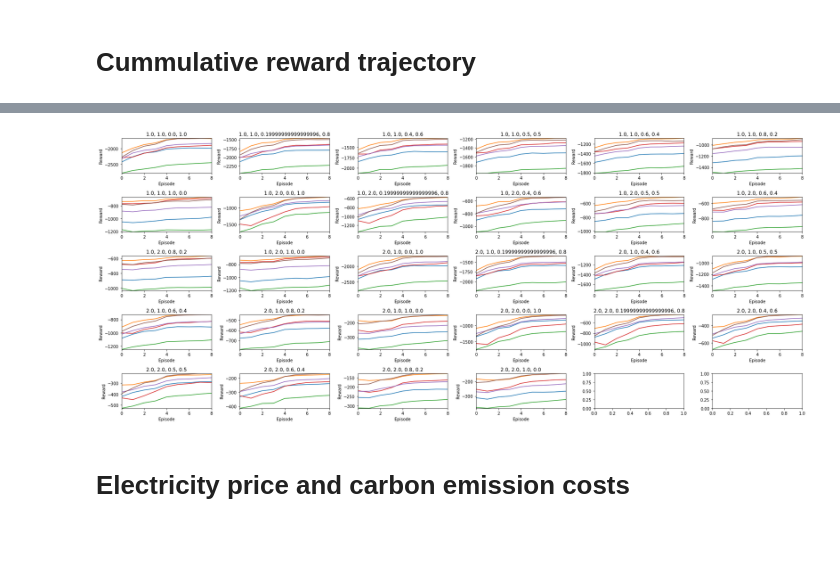
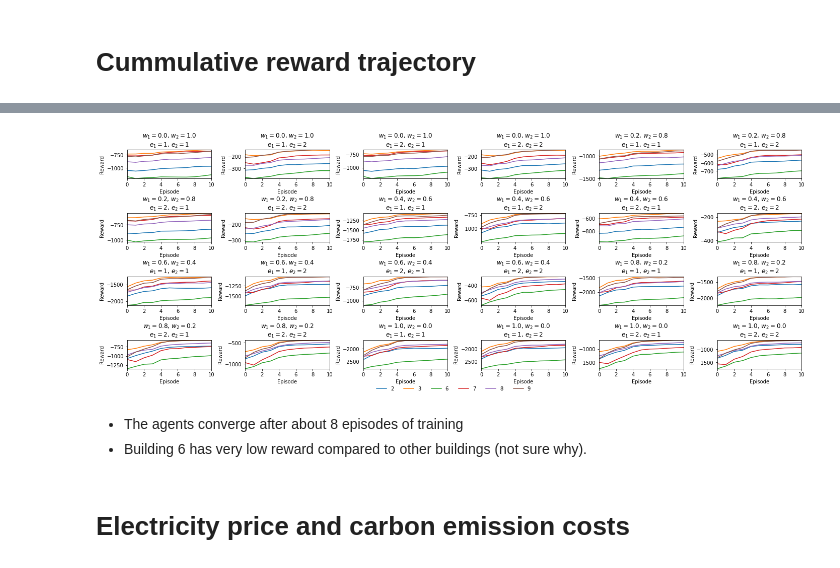
Before and after one commit to intelligent-environments-lab/merlin-apen-2023, a Jupyter notebook: analysis/reward_design.ipynb, the cells around one changed output, grey strips where cells are left out. Saved outputs shown, nothing was run; the diff lists cells and outputs as text; code cells hidden in the pictures; blank space fills up the shorter version.

Commit message:
updated analysis with figures

```diff
--- a/analysis/reward_design.ipynb
+++ b/analysis/reward_design.ipynb
@@ -46,7 +25,7 @@ query = f"""
 SELECT
     g.simulation_group,
     s.episode,
-    s.building_id,
+    CAST(LTRIM(s.building_name, 'Building_') AS INTEGER) AS building_id,
     MAX(g.carbon_emission_exponent) AS carbon_emission_exponent,
     MAX(g.electricity_price_exponent) AS electricity_price_exponent,
     1.0 - MAX(g.electricity_price_weight) AS carbon_emission_weight,
@@ -56,42 +35,59 @@ FROM (
     SELECT
         s.simulation_id,
         s.episode,
-        s.building_id,
+        s.building_name,
         SUM(s.reward) AS value
     FROM detailed_summary s
     GROUP BY
         s.simulation_id,
         s.episode,
-        s.building_id
+        s.building_name
 ) s
 LEFT JOIN grid g ON g.simulation_id = s.simulation_id
 GROUP BY
     g.simulation_group,
     s.episode,
-    s.building_id
+    s.building_name
 """
 reward_data = DATABASE.query_table(query)
+# exclude where w_1 = 0.5 to have an even number of weight combinations
+# w_1 = 5 is has similar result as w_1 = 0.4 when evaluated on average district scores.
+reward_data = reward_data[reward_data['electricity_price_weight']!=0.5].copy()
 # %%
+# reward trajectory for each buildings and reward weights-exponents combination
 column_count_limit = 6
 simulation_group_count = len(reward_data['simulation_group'].unique())
 row_count = math.ceil(simulation_group_count/column_count_limit)
 column_count = min(simulation_group_count, column_count_limit)
-fig, _ = plt.subplots(row_count, column_count, figsize=(4*column_count, 2*row_count))
+fig, _ = plt.subplots(row_count, column_count, figsize=(4*column_count, 2*row_count), gridspec_kw={'wspace':0.4, 'hspace':1.2})
 groupby_columns = ['electricity_price_weight', 'carbon_emission_weight', 'electricity_price_exponent', 'carbon_emission_exponent',]
 
-for i, (ax, ((p_w, e_w, p_e, e_e), s_data)) in enumerate(zip(fig.axes, reward_data.groupby(groupby_columns))):
+for i, (ax, ((p_w, c_w, p_e, c_e), s_data)) in enumerate(zip(fig.axes, reward_data.groupby(groupby_columns))):
     for b, b_data in s_data.groupby('building_id'):
         x, y = b_data['episode'], b_data['value']
         ax.plot(x, y, label=b)
 
-    ax.set_title(f'w1: {p_w}, w2: {e_w}, e1: {p_e}, e2: {e_e}')
+    ax.set_title(r'$w_1=$' + f'{round(p_w,1)}, ' + r'$w_2=$' + f'{round(c_w,1)}\n' + r'$e_1=$' + f'{int(p_e)}, '+ r'$e_2=$' + f'{int(c_e)}')
     ax.set_xlabel('Episode')
     ax.set_ylabel('Reward')
 
-plt.tight_layout()
+    if i == 0:
+        ax.legend(
+            bbox_to_anchor=(0.5,0.08),
+            loc='upper center',
+            bbox_transform=fig.transFigure,
+            framealpha=0,
+            ncol=6
+        )
+    else:
+        ax.legend().set_visible(False)
+
 plt.show()
 # %% [output]
-[figure, old version]
+[figure, new version]
+# %% [markdown]
+- The agents converge after about 8 episodes of training
+- Building 6 has very low reward compared to other buildings (not sure why).
 # %% [markdown]
 # Electricity price and carbon emission costs
 # %%
```
Also changed, not shown: parts of 8 cells of this notebook.
